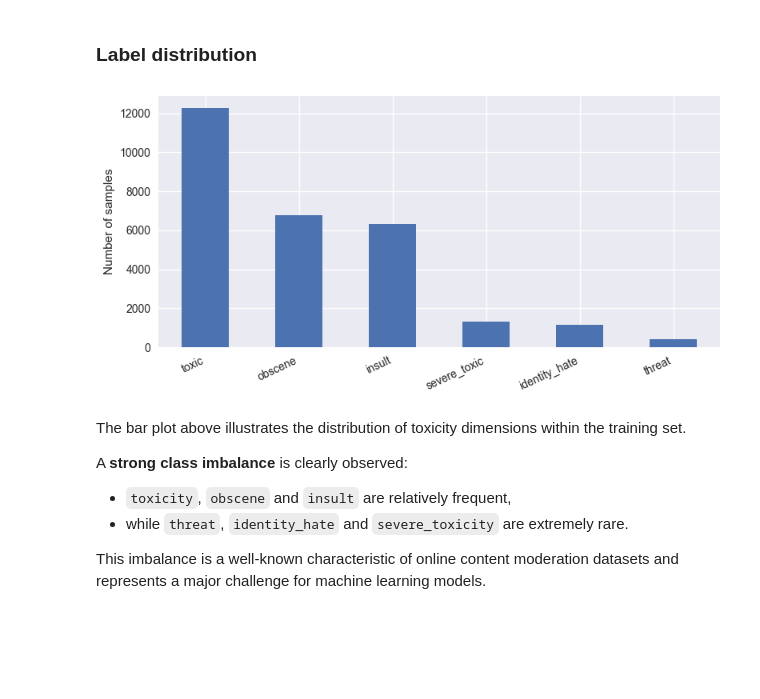
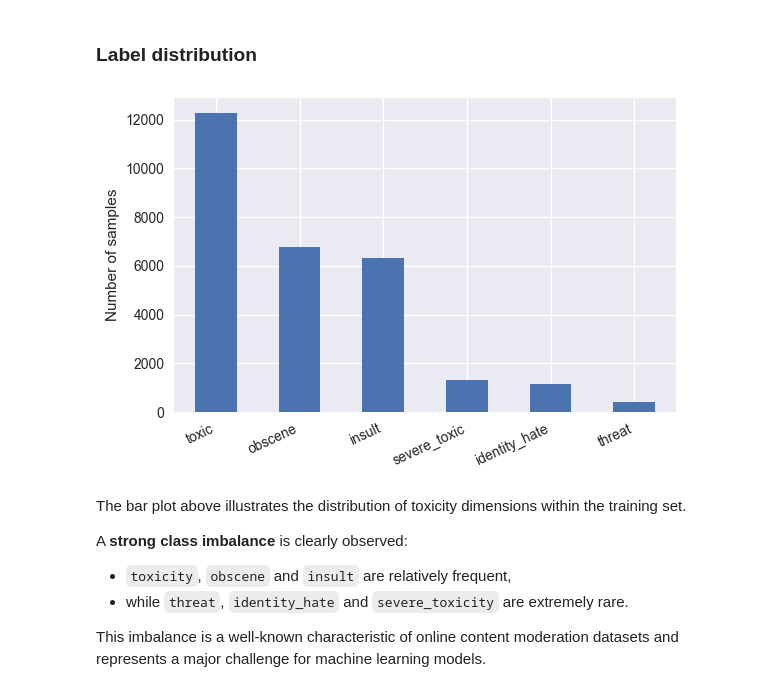
Before and after one commit to ZakaryaAD/Toxic-Comment-Classification-using-Classical-NLP-Methods-and-a-Lightweight-Transformer, a Jupyter notebook: notebooks/EDA_xlstm table.ipynb, the cells around one changed output. Cells and saved outputs as stored; diff of their text form; code cells hidden in the pictures; blank space fills up the shorter version.

```diff
--- a/notebooks/EDA_xlstm table.ipynb
+++ b/notebooks/EDA_xlstm table.ipynb
@@ -112,16 +112,16 @@ The considered labels are:
 # %% [markdown]
 ### Label distribution
 # %%
-label_counts.plot(kind="bar", figsize=(8,4))
+label_counts.plot(kind="bar", figsize=(6,4))
 # plt.title("### Label distribution – Train set")
 plt.ylabel("Number of samples")
 plt.xticks(rotation=25, ha="right")
 plt.tight_layout()
 
 plt.savefig("../reports/figures/label_distribution_train.png")
 plt.show()
 # %% [output]
-[figure, old version]
+[figure, new version]
 # %% [markdown]
 The bar plot above illustrates the distribution of toxicity dimensions within
 the training set.
```
Also changed, not shown: parts of 1 cell of this notebook.
